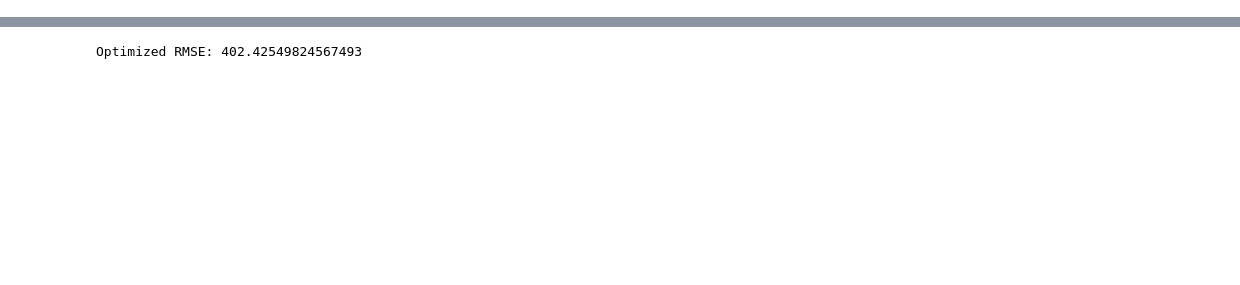
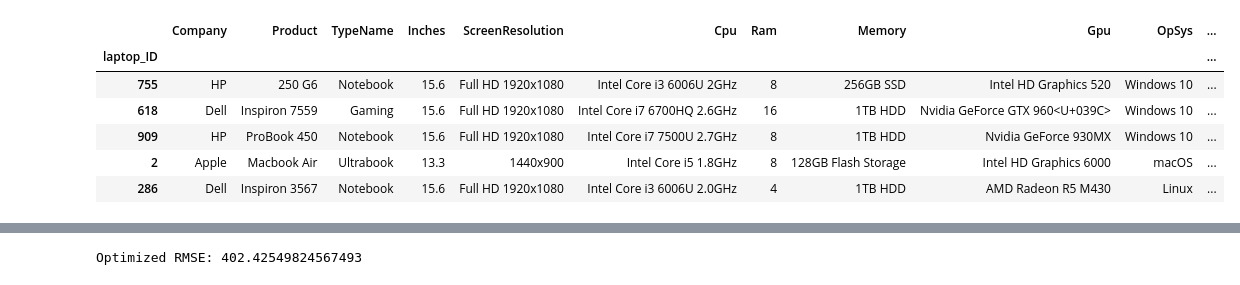
Before and after one commit to AlbrtttoTorres/DS_ONLINE_THEBRIDGE_ATC, a Jupyter notebook: Masterclass/Kaggle/submision6.ipynb, the cells around one changed output, grey strips where cells are left out. Saved outputs shown, nothing was run; the diff lists cells and outputs as text; code cells hidden in the pictures; blank space fills up the shorter version.

```diff
--- a/Masterclass/Kaggle/submision6.ipynb
+++ b/Masterclass/Kaggle/submision6.ipynb
@@ -0,0 +35,10 @@
+# %%
+df.head()
+# %% [output]
+|  | Company | Product | TypeName | Inches | ScreenResolution | Cpu | Ram | Memory | Gpu | OpSys | ... |
+| laptop_ID |  |  |  |  |  |  |  |  |  |  | ... |
+| 755 | HP | 250 G6 | Notebook | 15.6 | Full HD 1920x1080 | Intel Core i3 6006U 2GHz | 8 | 256GB SSD | Intel HD Graphics 520 | Windows 10 | ... |
+| 618 | Dell | Inspiron 7559 | Gaming | 15.6 | Full HD 1920x1080 | Intel Core i7 6700HQ 2.6GHz | 16 | 1TB HDD | Nvidia GeForce GTX 960<U+039C> | Windows 10 | ... |
+| 909 | HP | ProBook 450 | Notebook | 15.6 | Full HD 1920x1080 | Intel Core i7 7500U 2.7GHz | 8 | 1TB HDD | Nvidia GeForce 930MX | Windows 10 | ... |
+| 2 | Apple | Macbook Air | Ultrabook | 13.3 | 1440x900 | Intel Core i5 1.8GHz | 8 | 128GB Flash Storage | Intel HD Graphics 6000 | macOS | ... |
+| 286 | Dell | Inspiron 3567 | Notebook | 15.6 | Full HD 1920x1080 | Intel Core i3 6006U 2.0GHz | 4 | 1TB HDD | AMD Radeon R5 M430 | Linux | ... |
```
Also changed, not shown: parts of 16 cells of this notebook, 6 other files.
